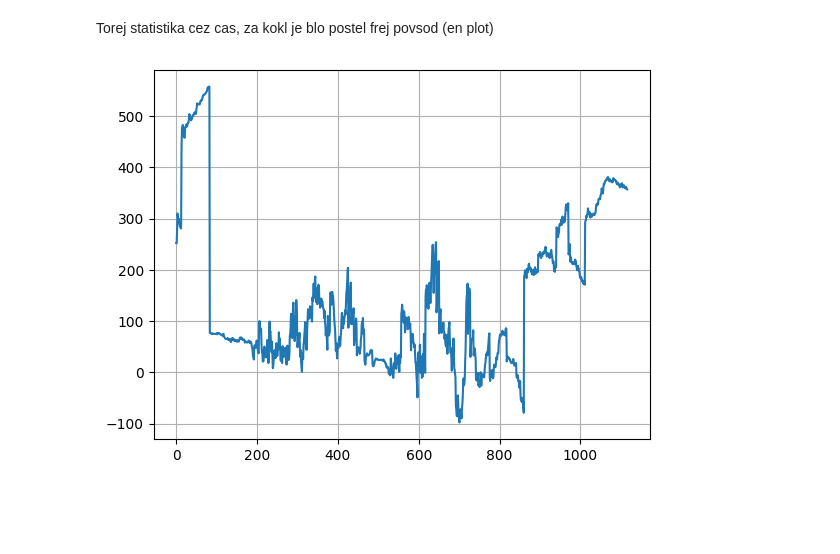
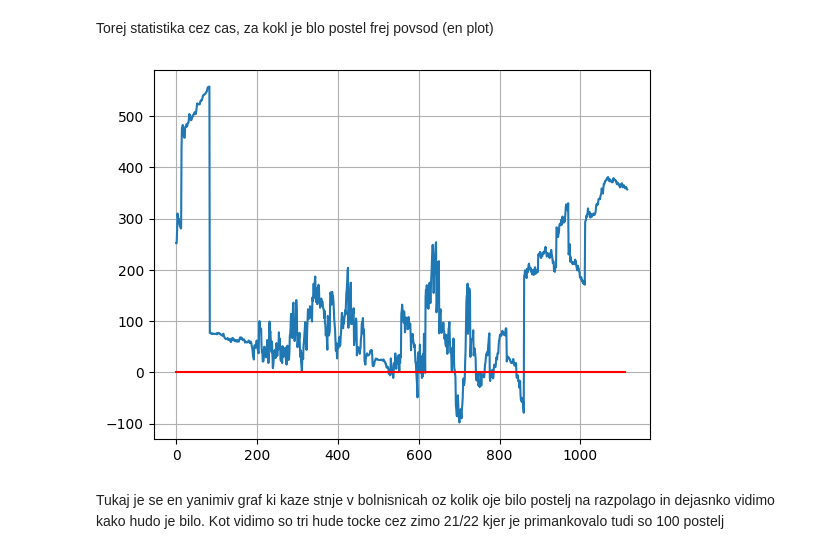
Before and after one commit to NuddleMeister/PR22LPTS, a Jupyter notebook: DataMining/bolnice.ipynb, the cells around one changed output. Cells and saved outputs as stored; diff of their text form; code cells hidden in the pictures; blank space fills up the shorter version.

```diff
--- a/DataMining/bolnice.ipynb
+++ b/DataMining/bolnice.ipynb
@@ -86,6 +86,12 @@ Največja je UKC ljubljana, druga pa UKC Maribor
 Torej statistika cez cas, za kokl je blo postel frej povsod (en plot)
 # %%
 plt.plot(hospitals["hospital.bed.free"].fillna(0))
+
+x, y = [0,1111], [0,0]
+plt.plot(x, y, color = 'red')
+
 plt.grid()
 # %% [output]
-[figure, old version]
+[figure, new version]
+# %% [markdown]
+Tukaj je se en yanimiv graf ki kaze stnje v bolnisnicah oz kolik oje bilo postelj na razpolago in dejasnko vidimo kako hudo je bilo. Kot vidimo so tri hude tocke cez zimo 21/22 kjer je primankovalo tudi so 100 postelj
```
Also changed, not shown: 4 other files.
